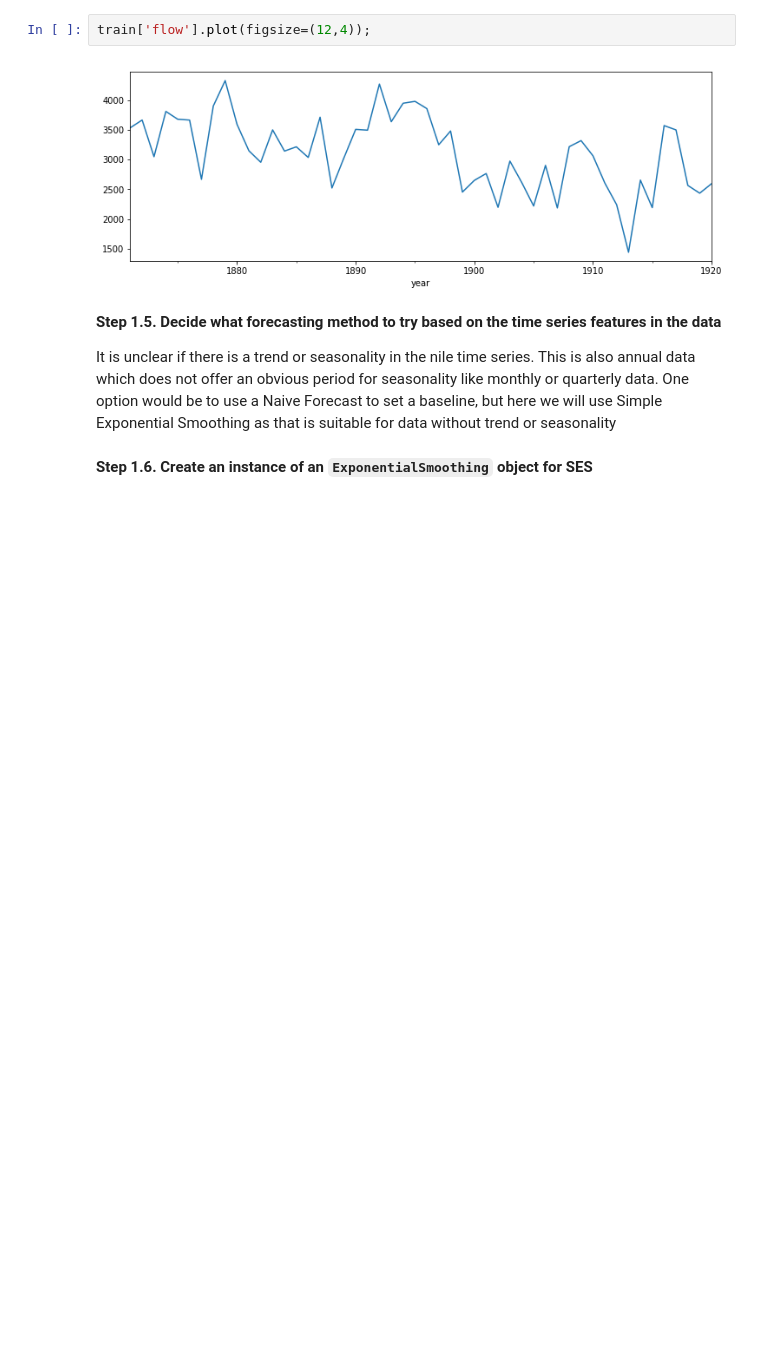
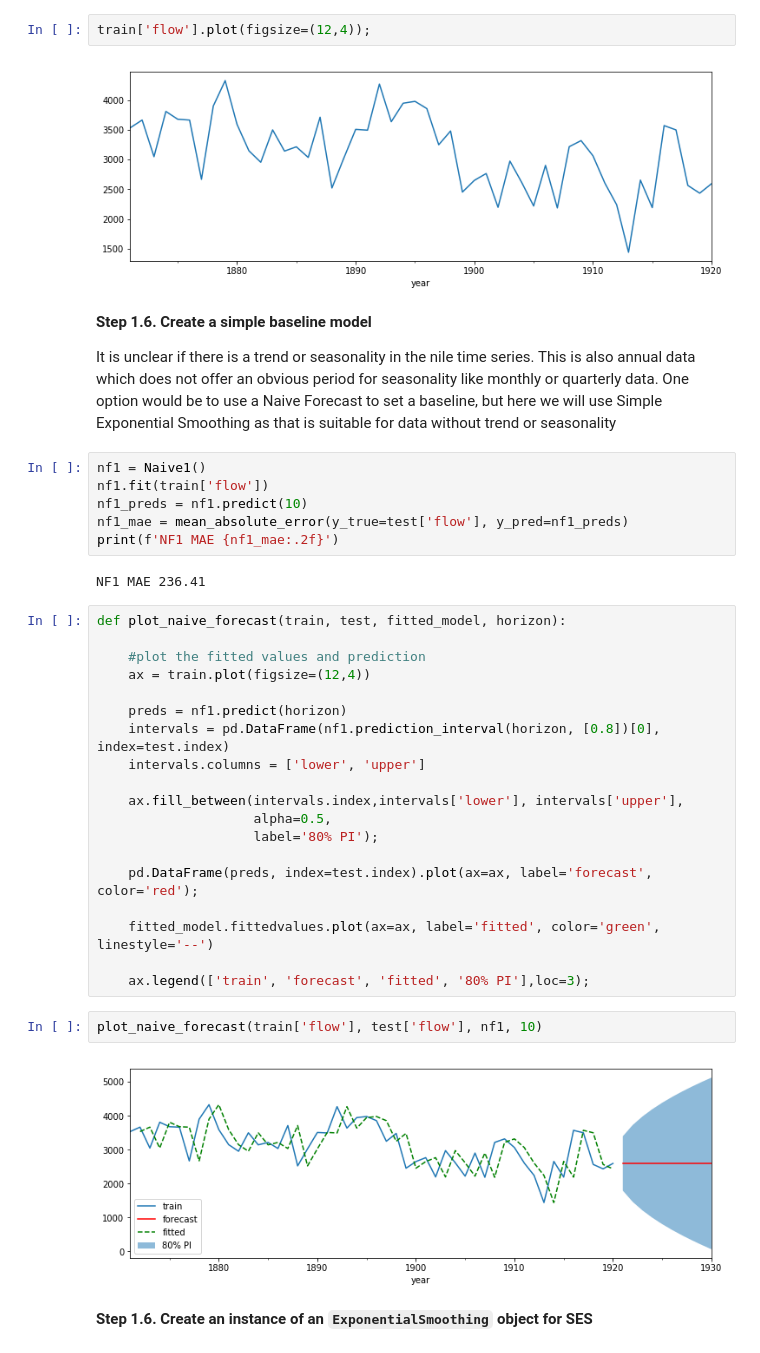
Before and after one commit to TomMonks/psma-forecasting, a Jupyter notebook: Lab_ExpSmoothing.ipynb, the cells around one changed output. Saved outputs shown, nothing was run; the diff lists cells and outputs as text; blank space fills up the shorter version.

Commit message:
added naive

```diff
--- a/Lab_ExpSmoothing.ipynb
+++ b/Lab_ExpSmoothing.ipynb
@@ -101,9 +102,40 @@ train['flow'].plot(figsize=(12,4));
 # %% [output]
 [figure]
 # %% [markdown]
-**Step 1.5. Decide what forecasting method to try based on the time series features in the data**
+**Step 1.6. Create a simple baseline model**
 
 It is unclear if there is a trend or seasonality in the nile time series.  This is also annual data which does not offer an obvious period for seasonality like monthly or quarterly data.  One option would be to use a Naive Forecast to set a baseline, but here we will use Simple Exponential Smoothing as that is suitable for data without trend or seasonality
+# %%
+nf1 = Naive1()
+nf1.fit(train['flow'])
+nf1_preds = nf1.predict(10)
+nf1_mae = mean_absolute_error(y_true=test['flow'], y_pred=nf1_preds)
+print(f'NF1 MAE {nf1_mae:.2f}')
+# %% [output]
+NF1 MAE 236.41
+# %%
+def plot_naive_forecast(train, test, fitted_model, horizon):
+
+    #plot the fitted values and prediction
+    ax = train.plot(figsize=(12,4))
+
+    preds = nf1.predict(horizon)
+    intervals = pd.DataFrame(nf1.prediction_interval(horizon, [0.8])[0], index=test.index)
+    intervals.columns = ['lower', 'upper']
+
+    ax.fill_between(intervals.index,intervals['lower'], intervals['upper'],
+                    alpha=0.5,
+                    label='80% PI');
+
+    pd.DataFrame(preds, index=test.index).plot(ax=ax, label='forecast', color='red');
+
+    fitted_model.fittedvalues.plot(ax=ax, label='fitted', color='green', linestyle='--')
+
+    ax.legend(['train', 'forecast', 'fitted', '80% PI'],loc=3);
+# %%
+plot_naive_forecast(train['flow'], test['flow'], nf1, 10)
+# %% [output]
+[figure, added]
 # %% [markdown]
 **Step 1.6. Create an instance of an `ExponentialSmoothing` object for SES**
 # %%
```
Also changed, not shown: parts of 14 cells of this notebook.
